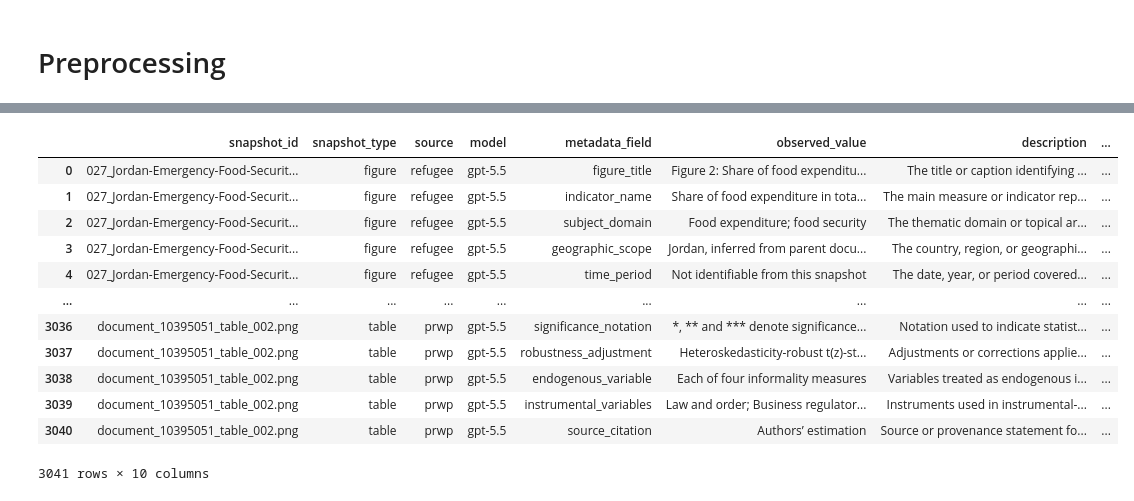
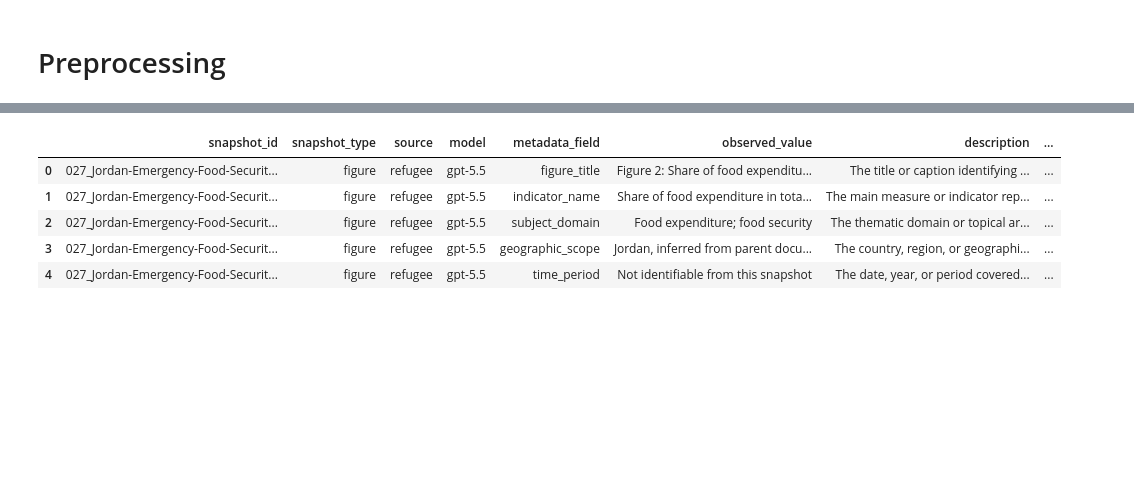
Before and after one commit to ajdajd/data-snapshot, a Jupyter notebook: notebooks/schema_discovery/analysis.ipynb, the cells around one changed output, grey strips where cells are left out. Cells and saved outputs as stored; diff of their text form; code cells hidden in the pictures; blank space fills up the shorter version.

```diff
--- a/notebooks/schema_discovery/analysis.ipynb
+++ b/notebooks/schema_discovery/analysis.ipynb
@@ -58,5 +75,5 @@ df["parsed_output"] = df["parsed_output"].apply(
 df = df.explode("parsed_output").reset_index(drop=True)
 df = df.join(pd.json_normalize(df["parsed_output"])).drop(columns="parsed_output")
 
-df
+df.head()
 # %% [output]
@@ -63,14 +81,7 @@ df
 |  | snapshot_id | snapshot_type | source | model | metadata_field | observed_value | description | ... |
 | 0 | 027_Jordan-Emergency-Food-Securit... | figure | refugee | gpt-5.5 | figure_title | Figure 2: Share of food expenditu... | The title or caption identifying ... | ... |
 | 1 | 027_Jordan-Emergency-Food-Securit... | figure | refugee | gpt-5.5 | indicator_name | Share of food expenditure in tota... | The main measure or indicator rep... | ... |
 | 2 | 027_Jordan-Emergency-Food-Securit... | figure | refugee | gpt-5.5 | subject_domain | Food expenditure; food security | The thematic domain or topical ar... | ... |
 | 3 | 027_Jordan-Emergency-Food-Securit... | figure | refugee | gpt-5.5 | geographic_scope | Jordan, inferred from parent docu... | The country, region, or geographi... | ... |
 | 4 | 027_Jordan-Emergency-Food-Securit... | figure | refugee | gpt-5.5 | time_period | Not identifiable from this snapshot | The date, year, or period covered... | ... |
-| ... | ... | ... | ... | ... | ... | ... | ... | ... |
-| 3036 | document_10395051_table_002.png | table | prwp | gpt-5.5 | significance_notation | *, ** and *** denote significance... | Notation used to indicate statist... | ... |
-| 3037 | document_10395051_table_002.png | table | prwp | gpt-5.5 | robustness_adjustment | Heteroskedasticity-robust t(z)-st... | Adjustments or corrections applie... | ... |
-| 3038 | document_10395051_table_002.png | table | prwp | gpt-5.5 | endogenous_variable | Each of four informality measures | Variables treated as endogenous i... | ... |
-| 3039 | document_10395051_table_002.png | table | prwp | gpt-5.5 | instrumental_variables | Law and order; Business regulator... | Instruments used in instrumental-... | ... |
-| 3040 | document_10395051_table_002.png | table | prwp | gpt-5.5 | source_citation | Authors’ estimation | Source or provenance statement fo... | ... |
-3041 rows × 10 columns
 # %%
```
Also changed, not shown: parts of 23 cells of this notebook, 2 other files.
